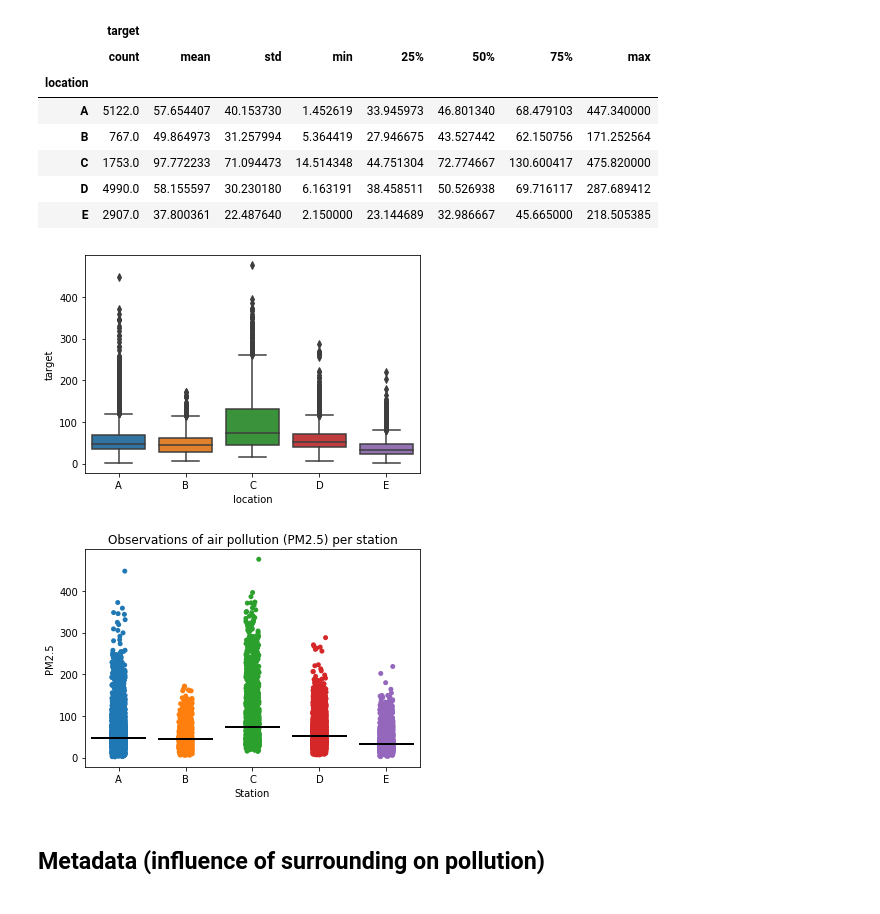
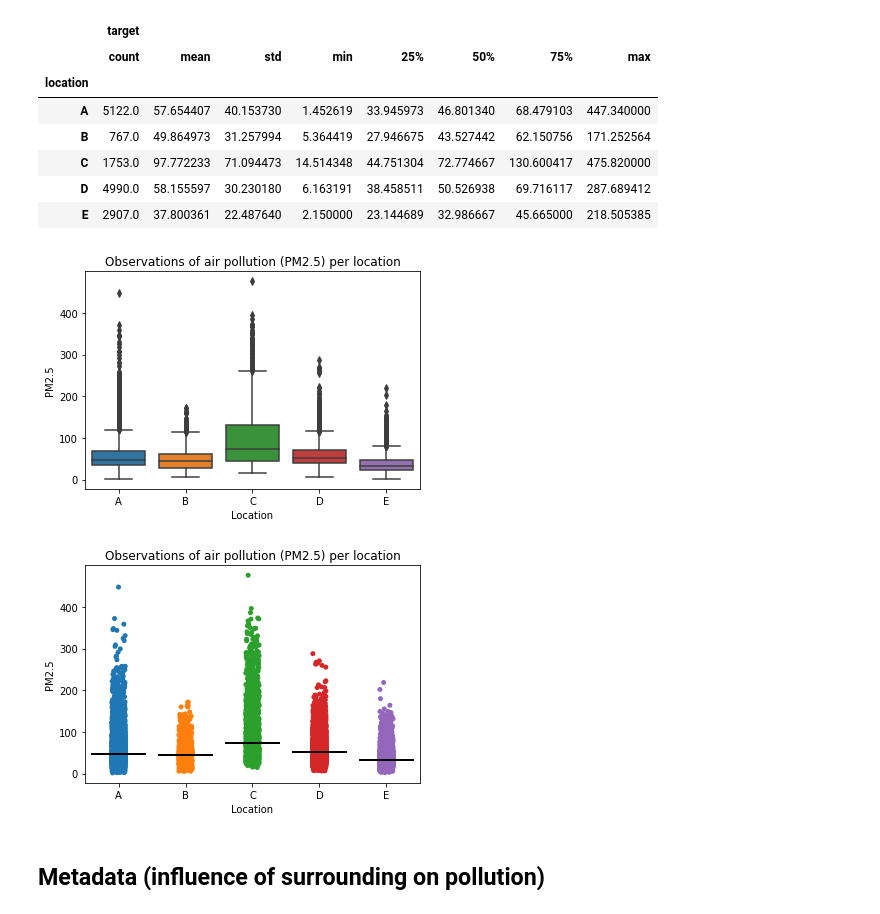
Before and after one commit to Jerwin87/ML-Project-1, a Jupyter notebook: eda_extra.ipynb, the cells around one changed output. Cells and saved outputs as stored; diff of their text form; code cells hidden in the pictures.

Commit message:
Further cleaning of eda_extra and images folder

```diff
--- a/eda_extra.ipynb
+++ b/eda_extra.ipynb
@@ -12,4 +12,6 @@ data_raw=pd.read_csv("./data/Train.csv")
 meta=pd.read_csv("./data/airqo_metadata.csv")
 # %%
 features_pretty = {'temp': 'Temperature', 'wind_dir': 'Wind direction', 'wind_spd': 'Wind speed', 'rel_humidity': 'Rel. humidity', 'atmos_press': 'Atmos. pressure', 'precip': 'Precipitation'}
+
+location_order = ['A', 'B', 'C', 'D', 'E']
 # %%
@@ -44,17 +37,17 @@ data.groupby('location')[['target']].describe()
 | D | 4990.0 | 58.155597 | 30.230180 | 6.163191 | 38.458511 | 50.526938 | 69.716117 | 287.689412 |
 | E | 2907.0 | 37.800361 | 22.487640 | 2.150000 | 23.144689 | 32.986667 | 45.665000 | 218.505385 |
 # %%
-sns.boxplot(data=data, x='location', y='target', order=station_order);
+sns.boxplot(data=data, x='location', y='target', order=location_order).set(title='Observations of air pollution (PM2.5) per location', xlabel='Location', ylabel="PM2.5");
 # %% [output]
-[figure, old version]
+[figure, new version]
 # %%
-sns.stripplot(data=data, x='location', y='target', order=station_order, zorder=1)
-sns.boxplot(data=data, x='location', y='target', order=station_order, zorder=2,
+sns.stripplot(data=data, x='location', y='target', order=location_order, zorder=1)
+sns.boxplot(data=data, x='location', y='target', order=location_order, zorder=2,
     medianprops={'color': 'k', 'ls': '-', 'lw': 2}, whiskerprops={'visible': False}, showfliers=False, showbox=False, showcaps=False
-    ).set(title='Observations of air pollution (PM2.5) per station', xlabel='Station', ylabel = 'PM2.5')
-plt.savefig('images/pm2_5_per_station.jpg');
+    ).set(title='Observations of air pollution (PM2.5) per location', xlabel='Location', ylabel='PM2.5')
+plt.savefig('images/pm2_5_per_location.jpg');
 # %% [output]
-[figure, old version]
+[figure, new version]
 # %% [markdown]
 ## Metadata (influence of surrounding on pollution)
 # %% [markdown]
```
Also changed, not shown: parts of 35 cells of this notebook, 13 other files.
